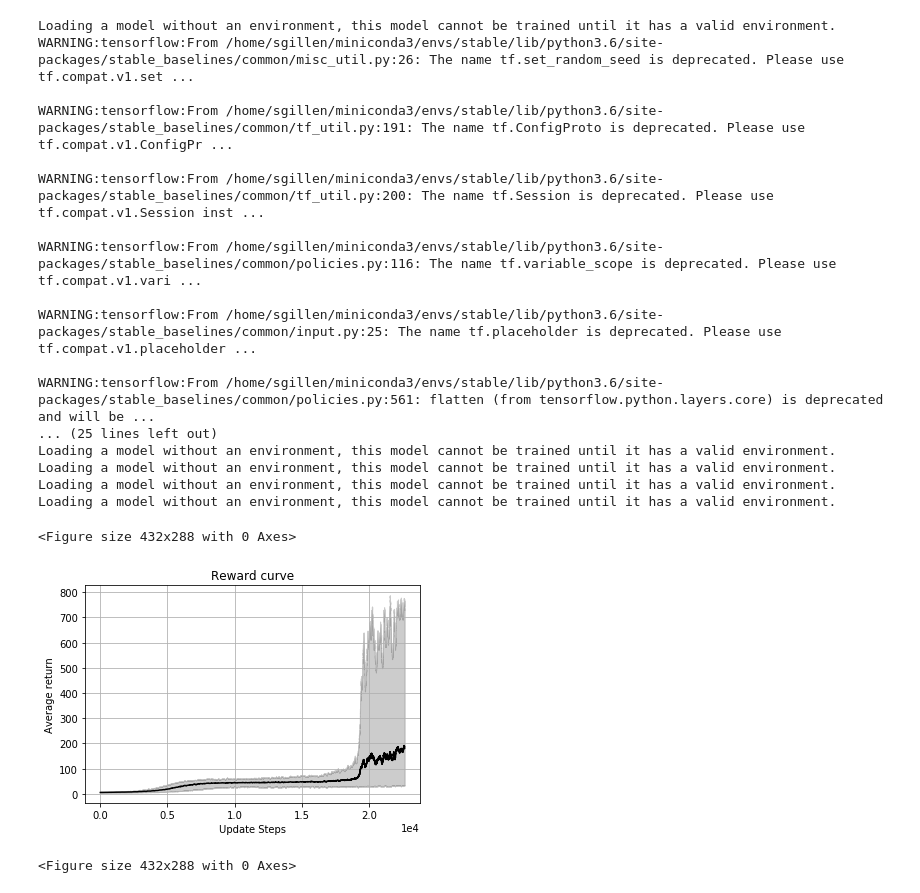
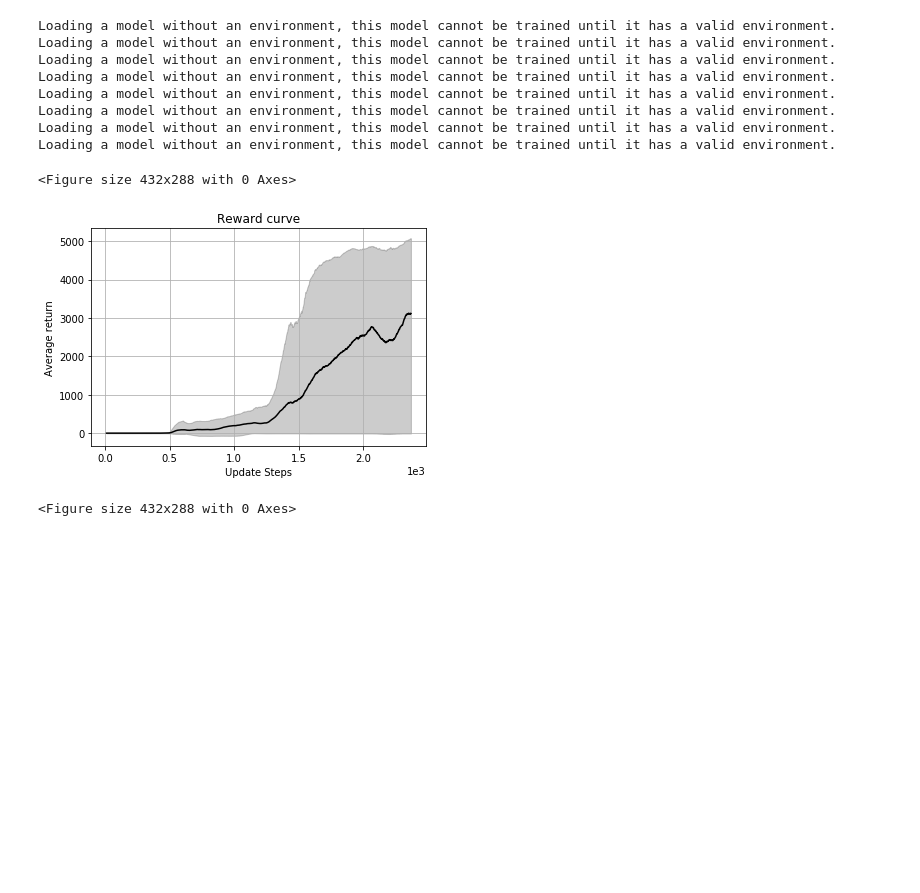
Before and after one commit to sgillen/lorenz, a Jupyter notebook: run_stable/analyze_bullet.ipynb, the cells around one changed output. Drawn from its saved outputs; the diff is of its cells as text; code cells hidden in the pictures; blank space fills up the shorter version.

```diff
--- a/run_stable/analyze_bullet.ipynb
+++ b/run_stable/analyze_bullet.ipynb
@@ -79,52 +69,45 @@ model_list = []
 min_length = float('inf')
 
 #trial_path = "/home/sgillen/work/lorenz/run_stable/data/mj15/td30/"
-trial_path = "/home/sgillen/work/lorenz/run_stable/data/pbmj/0"
+trial_path = "/home/sgillen/work/lorenz/run_stable/data/pmbj/mj0/"
+
+
 for entry in os.scandir(trial_path):
     if ".ipynb" in entry.path:
         continue
 
     df = load_results(entry.path)
 
 
     if len(df['r']) < min_length:
         min_length = len(df['r'])
 
     df_list.append(df)
     model_list.append(ALGO.load(entry.path + "/model.zip"))
 
 min_length = int(min_length)
 rewards = np.zeros((min_length, len(df_list)))
 
 for i, df in enumerate(df_list):
     rewards[:, i] = np.array(df['r'][:min_length])
 
 smooth_bounded_curve(rewards[:min_length], ax=ax)
 
 ax.grid()
 ax.ticklabel_format(axis='x', style='sci', scilimits=(0,0))
 #fig.savefig(script_path + '../figs/reward.png')
 plt.figure()
 # %% [output]
-Loading a model without an environment, this model cannot be trained until it has a valid environment.
-WARNING:tensorflow:From /home/sgillen/miniconda3/envs/stable/lib/python3.6/site-packages/stable_baselines/common/misc_util.py:26: The name tf.set_random_seed is deprecated. Please use tf.compat.v1.set ...
-
-WARNING:tensorflow:From /home/sgillen/miniconda3/envs/stable/lib/python3.6/site-packages/stable_baselines/common/tf_util.py:191: The name tf.ConfigProto is deprecated. Please use tf.compat.v1.ConfigPr ...
-
-WARNING:tensorflow:From /home/sgillen/miniconda3/envs/stable/lib/python3.6/site-packages/stable_baselines/common/tf_util.py:200: The name tf.Session is deprecated. Please use tf.compat.v1.Session inst ...
-
-WARNING:tensorflow:From /home/sgillen/miniconda3/envs/stable/lib/python3.6/site-packages/stable_baselines/common/policies.py:116: The name tf.variable_scope is deprecated. Please use tf.compat.v1.vari ...
-
-WARNING:tensorflow:From /home/sgillen/miniconda3/envs/stable/lib/python3.6/site-packages/stable_baselines/common/input.py:25: The name tf.placeholder is deprecated. Please use tf.compat.v1.placeholder ...
-
-WARNING:tensorflow:From /home/sgillen/miniconda3/envs/stable/lib/python3.6/site-packages/stable_baselines/common/policies.py:561: flatten (from tensorflow.python.layers.core) is deprecated and will be ...
-... (25 lines left out)
 Loading a model without an environment, this model cannot be trained until it has a valid environment.
 Loading a model without an environment, this model cannot be trained until it has a valid environment.
 Loading a model without an environment, this model cannot be trained until it has a valid environment.
 Loading a model without an environment, this model cannot be trained until it has a valid environment.
+Loading a model without an environment, this model cannot be trained until it has a valid environment.
+Loading a model without an environment, this model cannot be trained until it has a valid environment.
+Loading a model without an environment, this model cannot be trained until it has a valid environment.
+Loading a model without an environment, this model cannot be trained until it has a valid environment.
 <Figure size 432x288 with 0 Axes>
-[figure, old version]
+[figure, new version]
 <Figure size 432x288 with 0 Axes>
 # %%
 model = model_list[2]
```
Also changed, not shown: parts of 2 cells of this notebook, 9 other files.
